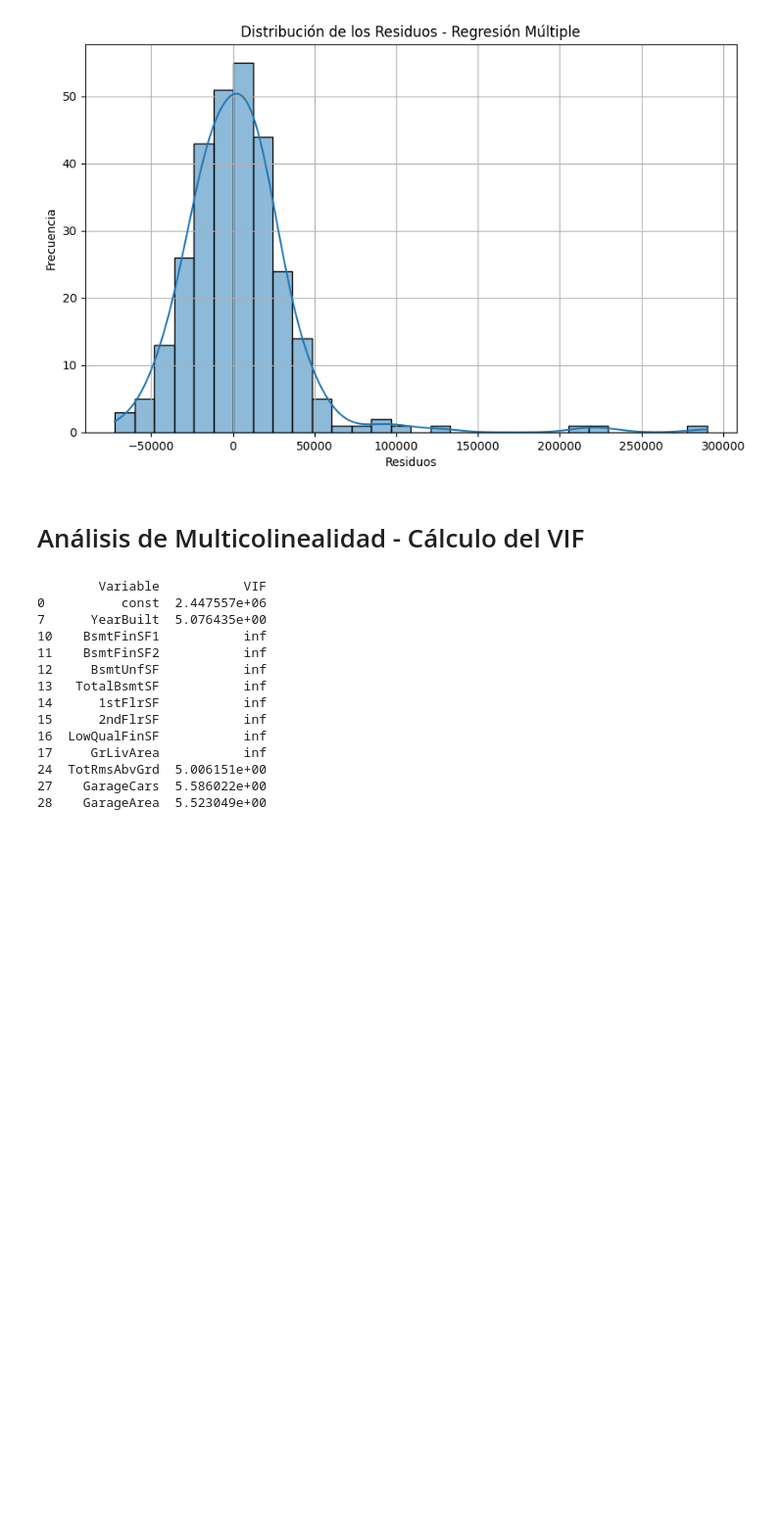
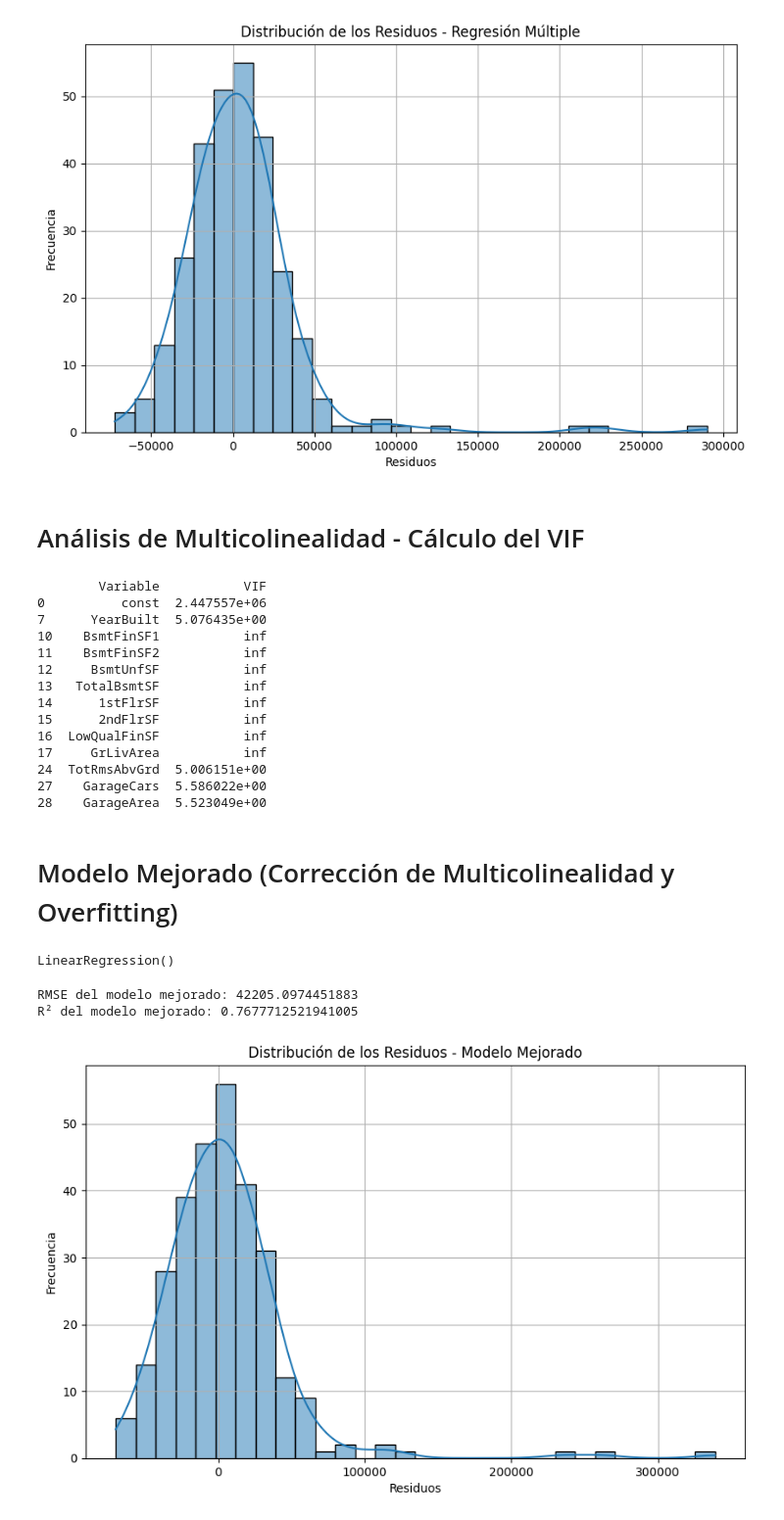
Before and after one commit to DiegoGarV/HDT3-DM, a Jupyter notebook: regresion_lineal.ipynb, the cells around one changed output. Shown at 98% size. Drawn from its saved outputs; the diff is of its cells as text; code cells hidden in the pictures; blank space fills up the shorter version.

Commit message:
feat: final model

```diff
--- a/regresion_lineal.ipynb
+++ b/regresion_lineal.ipynb
@@ -232,3 +232,53 @@ print(vif_data[vif_data["VIF"] > 5])
 24  TotRmsAbvGrd  5.006151e+00
 27    GarageCars  5.586022e+00
 28    GarageArea  5.523049e+00
+# %% [markdown]
+# Modelo Mejorado (Corrección de Multicolinealidad y Overfitting)
+# %%
+# Filtrar variables con VIF < 5
+low_vif_features = vif_data[vif_data["VIF"] < 5]["Variable"].tolist()
+
+# Remover "const" solo si está en la lista
+if "const" in low_vif_features:
+    low_vif_features.remove("const")
+
+# Verificar que hay variables después de la filtración
+if len(low_vif_features) == 0:
+    raise ValueError("No hay variables con VIF < 5. Revisa la selección de variables.")
+
+# Nuevo conjunto de datos con variables filtradas
+X_train_filtered = X_train[low_vif_features]
+X_test_filtered = X_test[low_vif_features]
+
+# Ajustar el nuevo modelo
+lin_reg_filtered = LinearRegression()
+lin_reg_filtered.fit(X_train_filtered, y_train)
+# %% [output]
+LinearRegression()
+# %%
+
+# Predicciones
+y_test_pred_filtered = lin_reg_filtered.predict(X_test_filtered)
+
+# Evaluación del modelo
+test_rmse_filtered = np.sqrt(mean_squared_error(y_test, y_test_pred_filtered))
+test_r2_filtered = r2_score(y_test, y_test_pred_filtered)
+
+# Imprimir resultados
+print(f"RMSE del modelo mejorado: {test_rmse_filtered}")
+print(f"R² del modelo mejorado: {test_r2_filtered}")
+# %% [output]
+RMSE del modelo mejorado: 42205.0974451883
+R² del modelo mejorado: 0.7677712521941005
+# %%
+# Gráfico de residuos
+residuals_filtered = y_test - y_test_pred_filtered
+plt.figure(figsize=(10, 6))
+sns.histplot(residuals_filtered, bins=30, kde=True)
+plt.xlabel("Residuos")
+plt.ylabel("Frecuencia")
+plt.title("Distribución de los Residuos - Modelo Mejorado")
+plt.grid(True)
+plt.show()
+# %% [output]
+[figure, added]
```
